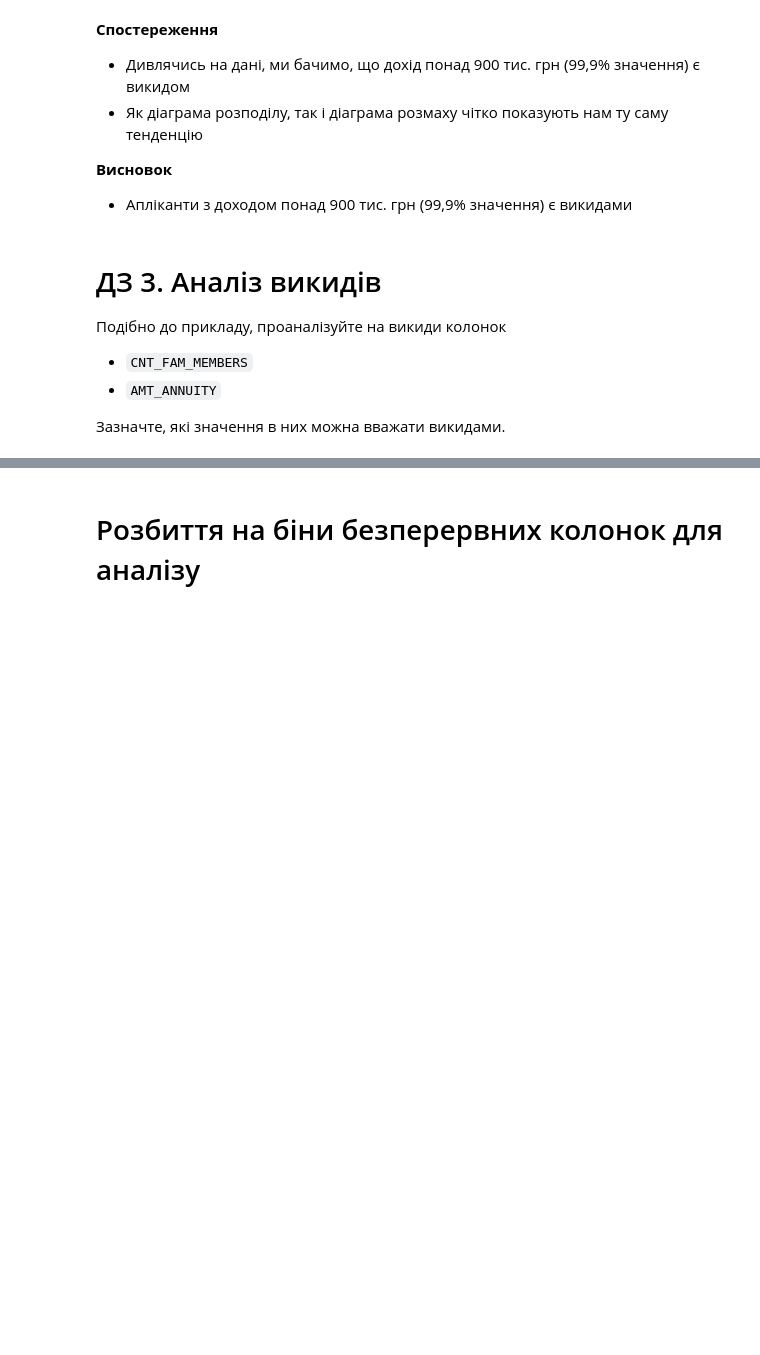
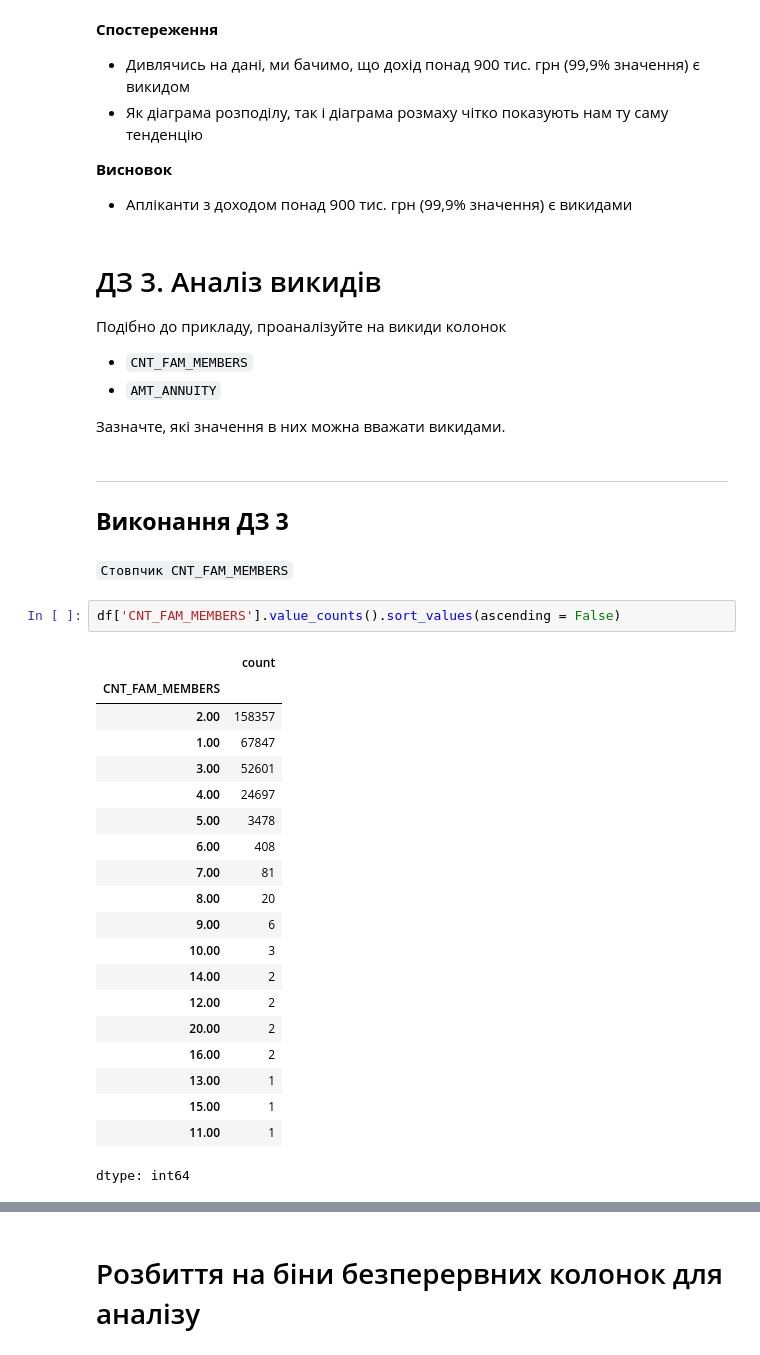
Before and after one commit to yelenana/machine_learning, a Jupyter notebook: Rybchynska_"HW_1_2_Credit_EDA".ipynb, the cells around one changed output, grey strips where cells are left out. Cells and saved outputs as stored; diff of their text form; blank space fills up the shorter version.

```diff
--- a/Rybchynska_"HW_1_2_Credit_EDA".ipynb
+++ b/Rybchynska_"HW_1_2_Credit_EDA".ipynb
@@ -1659,3 +1715,34 @@ df[df['AMT_INCOME_TOTAL'] > 900000].head()
 - `AMT_ANNUITY`
 
 Зазначте, які значення в них можна вважати викидами.
+# %% [markdown]
+
+
+---
+
+## **Виконання ДЗ 3**
+# %% [markdown]
+`Стовпчик CNT_FAM_MEMBERS`
+# %%
+df['CNT_FAM_MEMBERS'].value_counts().sort_values(ascending = False)
+# %% [output]
+|  | count |
+| CNT_FAM_MEMBERS |  |
+| 2.00 | 158357 |
+| 1.00 | 67847 |
+| 3.00 | 52601 |
+| 4.00 | 24697 |
+| 5.00 | 3478 |
+| 6.00 | 408 |
+| 7.00 | 81 |
+| 8.00 | 20 |
+| 9.00 | 6 |
+| 10.00 | 3 |
+| 14.00 | 2 |
+| 12.00 | 2 |
+| 20.00 | 2 |
+| 16.00 | 2 |
+| 13.00 | 1 |
+| 15.00 | 1 |
+| 11.00 | 1 |
+dtype: int64
```
Also changed, not shown: parts of 56 cells of this notebook.
